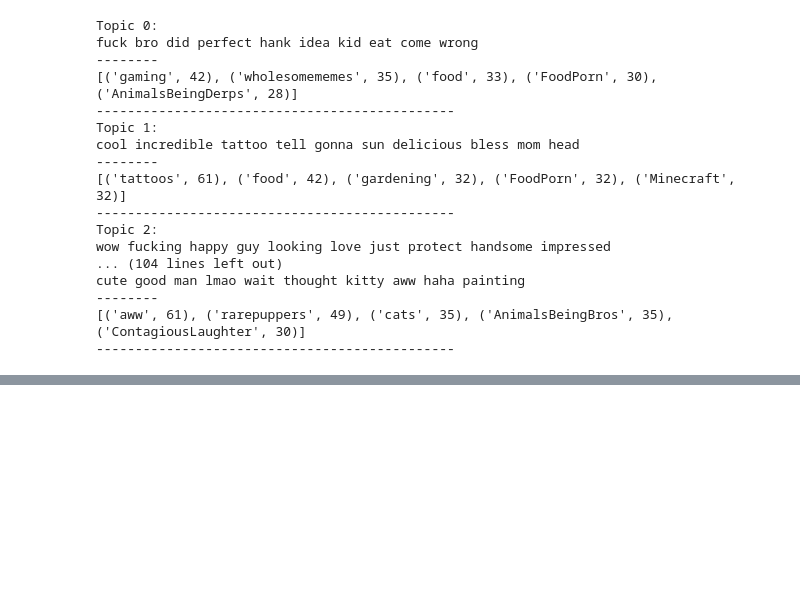
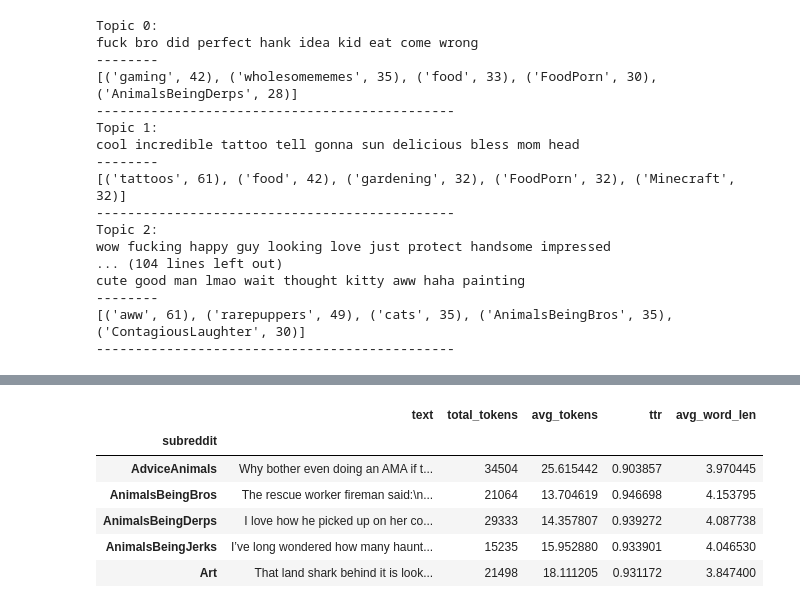
Before and after one commit to Data-Science-for-Linguists-2024/subreddit-clustering, a Jupyter notebook: notebooks/clustering.ipynb, the cells around one changed output, grey strips where cells are left out. Cells and saved outputs as stored; diff of their text form; code cells hidden in the pictures; blank space fills up the shorter version.

```diff
--- a/notebooks/clustering.ipynb
+++ b/notebooks/clustering.ipynb
@@ -140,0 +151,17 @@ cute good man lmao wait thought kitty aww haha painting
+# %%
+subreddits = comments[["subreddit", "text", "num_tokens", "num_types", "ttr", "avg_word_len"]].groupby("subreddit").agg(
+    text=("text", "\n".join),
+    total_tokens=("num_tokens", "sum"),
+    avg_tokens=("num_tokens", "mean"),
+    ttr=("ttr", "mean"),
+    avg_word_len=("avg_word_len", "mean"),
+)
+subreddits.head()
+# %% [output]
+|  | text | total_tokens | avg_tokens | ttr | avg_word_len |
+| subreddit |  |  |  |  |  |
+| AdviceAnimals | Why bother even doing an AMA if t... | 34504 | 25.615442 | 0.903857 | 3.970445 |
+| AnimalsBeingBros | The rescue worker fireman said:\n... | 21064 | 13.704619 | 0.946698 | 4.153795 |
+| AnimalsBeingDerps | I love how he picked up on her co... | 29333 | 14.357807 | 0.939272 | 4.087738 |
+| AnimalsBeingJerks | I’ve long wondered how many haunt... | 15235 | 15.952880 | 0.933901 | 4.046530 |
+| Art | That land shark behind it is look... | 21498 | 18.111205 | 0.931172 | 3.847400 |
```
Also changed, not shown: parts of 12 cells of this notebook.
